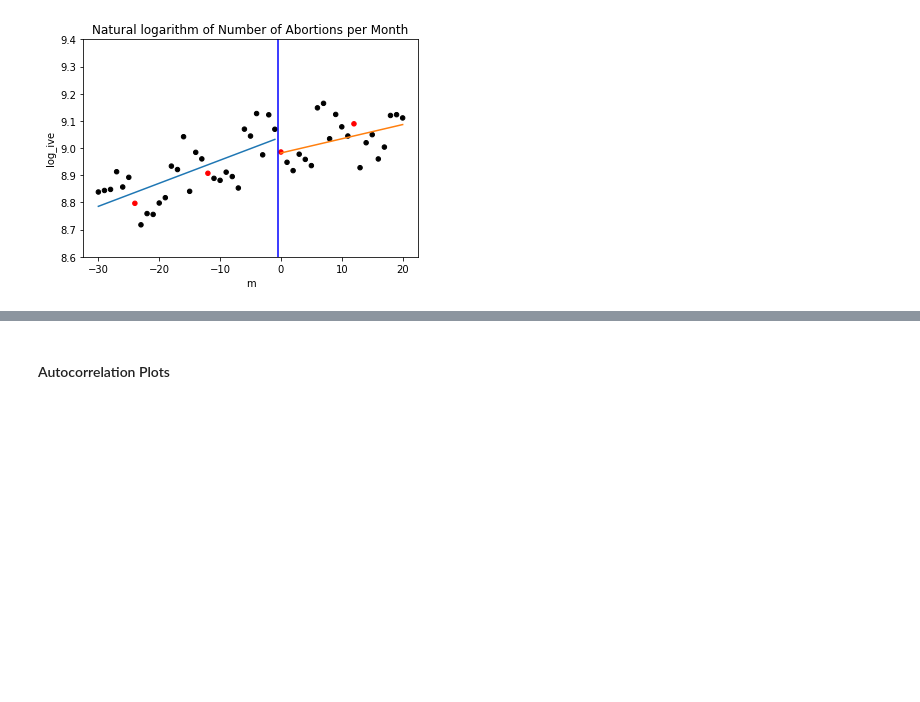
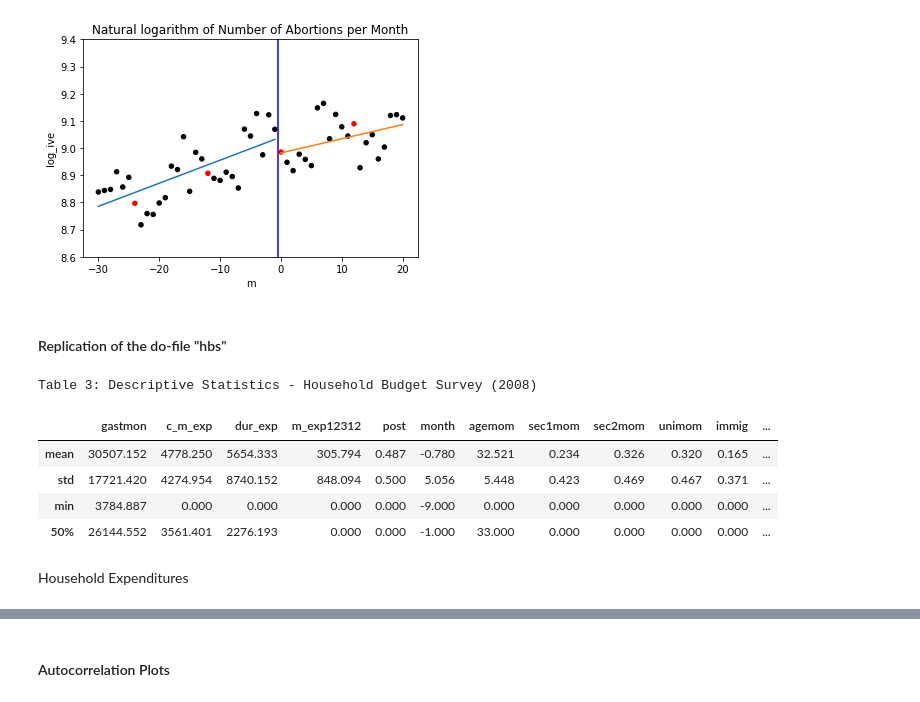
Before and after one commit to marclipfert/student-project-antonia-marc, a Jupyter notebook: student_project_Antonia_Marc.ipynb, the cells around one changed output, grey strips where cells are left out. Drawn from its saved outputs; the diff is of its cells as text; code cells hidden in the pictures; blank space fills up the shorter version.

```diff
--- a/student_project_Antonia_Marc.ipynb
+++ b/student_project_Antonia_Marc.ipynb
@@ -514,3 +515,19 @@ a_reg_for_plot = smf.ols(formula =
 RDD_plot_abortions(dfa, a_reg_for_plot)
 # %% [output]
 [figure]
+# %% [markdown]
+#### Replication of the do-file "hbs"
+# %%
+df_hbs = read_and_manipulate_hbs()
+# %%
+print('\x1b[1m' 'Table 3: Descriptive Statistics - Household Budget Survey (2008)')
+df_hbs.loc[(df_hbs['month']>-10) & (df_hbs['month']<9), ['gastmon', 'c_m_exp', 'dur_exp', \
+            'm_exp12312', 'post', 'month', 'agemom', 'sec1mom', 'sec2mom', 'unimom','immig', \
+            'sib']].describe().loc[['mean','std','min','50%']].round(3)
+# %% [output]
+Table 3: Descriptive Statistics - Household Budget Survey (2008)
+|  | gastmon | c_m_exp | dur_exp | m_exp12312 | post | month | agemom | sec1mom | sec2mom | unimom | immig | ... |
+| mean | 30507.152 | 4778.250 | 5654.333 | 305.794 | 0.487 | -0.780 | 32.521 | 0.234 | 0.326 | 0.320 | 0.165 | ... |
+| std | 17721.420 | 4274.954 | 8740.152 | 848.094 | 0.500 | 5.056 | 5.448 | 0.423 | 0.469 | 0.467 | 0.371 | ... |
+| min | 3784.887 | 0.000 | 0.000 | 0.000 | 0.000 | -9.000 | 0.000 | 0.000 | 0.000 | 0.000 | 0.000 | ... |
+| 50% | 26144.552 | 3561.401 | 2276.193 | 0.000 | 0.000 | -1.000 | 33.000 | 0.000 | 0.000 | 0.000 | 0.000 | ... |
@@ -516,0 +536,2 @@ RDD_plot_abortions(dfa, a_reg_for_plot)
+# %% [markdown]
+Household Expenditures
```
Also changed, not shown: parts of 52 cells of this notebook, 1 other file.
